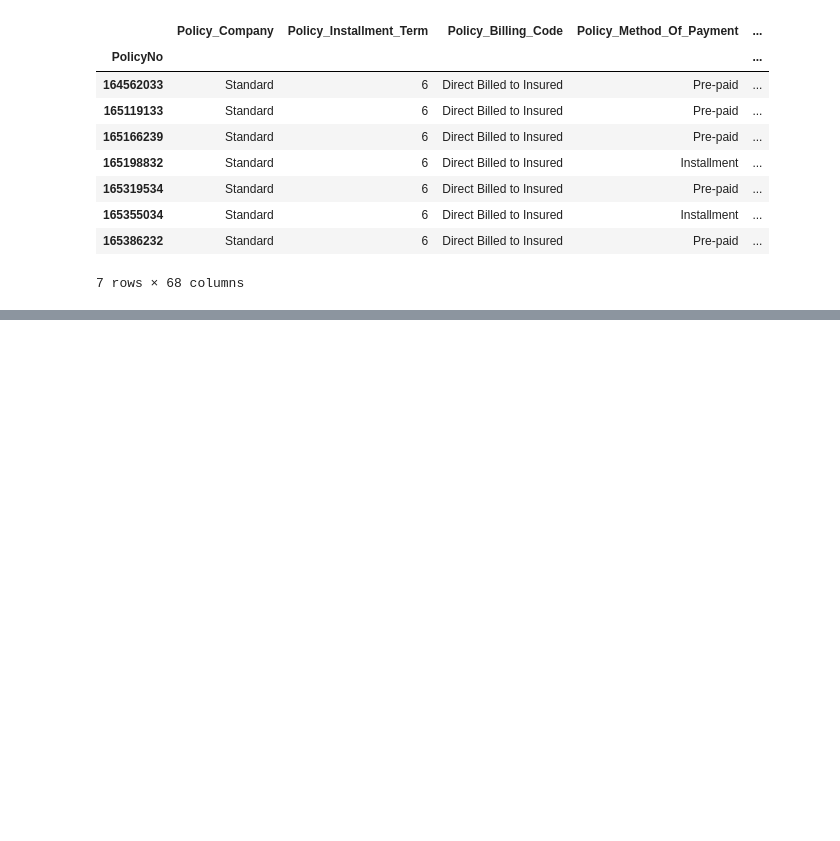
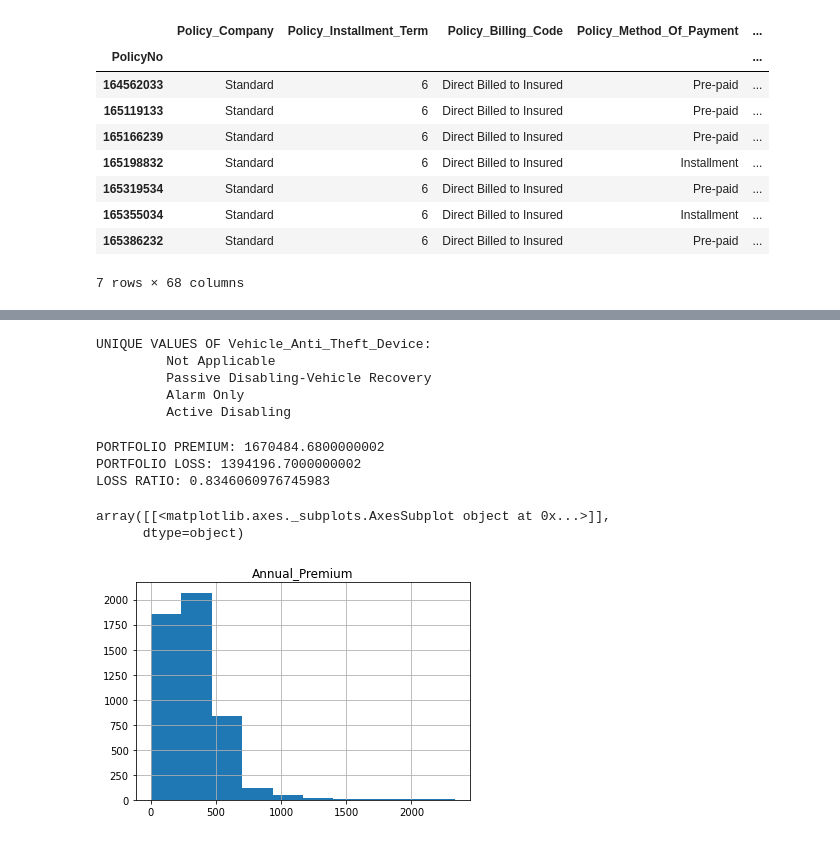
Before and after one commit to allysonvasquez/5122-Visual-Analytics, a Jupyter notebook: Homework1/Insurance_Portfolio.ipynb, the cells around one changed output, grey strips where cells are left out. Drawn from its saved outputs; the diff is of its cells as text; code cells hidden in the pictures; blank space fills up the shorter version.

```diff
--- a/Homework1/Insurance_Portfolio.ipynb
+++ b/Homework1/Insurance_Portfolio.ipynb
@@ -34,4 +58,6 @@ df.head(7)
 # Note that 'PolicyNo' is the index of this dataframe as well.
 # To answer the following questions use df2.
 
-#TODO
+columns = df[['Vehicle_Anti_Theft_Device', 'Driver_Minimum_Age', 'Vehicle_Age_In_Years', 'Annual_Premium', 'Loss_Amount']] #get columns from first dataframe
+df2 = columns.copy() # copy to second dataframe
+df2
@@ -44,14 +103,41 @@ df.head(7)
+# %%
+# 6 Show the unique values of 'Vehicle_Anti_Theft_Device'.
+print('UNIQUE VALUES OF Vehicle_Anti_Theft_Device:')
+for value in df2.Vehicle_Anti_Theft_Device.unique(): #neatly prints unique values from numpy array
+    print('\t', value)
+# %% [output]
+UNIQUE VALUES OF Vehicle_Anti_Theft_Device:
+         Not Applicable
+         Passive Disabling-Vehicle Recovery
+         Alarm Only
+         Active Disabling
 # %%
 # 7 Calculate and print out the Portfolio Premium, Portfolio Loss, and Loss Ratio.
 # Portfolio Premium = sum of all the Annual Premiums of all the policies.
 # Portfolio Loss = sum of all the Loss Amounts of all the policies.
 # Loss Ratio = Portfolio Loss / Portfolio Premium.
 
-# TODO
+portfolio_premium = df2['Annual_Premium'].sum() #Portfolio Premium
+
+portfolio_loss = df2['Loss_Amount'].sum() #Portfolio Loss
+
+loss_ratio = portfolio_loss/portfolio_premium #Loss ratio
+
+#Output results
+print('PORTFOLIO PREMIUM:', portfolio_premium)
+print('PORTFOLIO LOSS:', portfolio_loss)
+print('LOSS RATIO:', loss_ratio)
+# %% [output]
+PORTFOLIO PREMIUM: 1670484.6800000002
+PORTFOLIO LOSS: 1394196.7000000002
+LOSS RATIO: 0.8346060976745983
 # %%
 # 8 Plot the histogram of 'Annual_Premium' field
-
-# TODO
+df2.hist('Annual_Premium')
+# %% [output]
+array([[<matplotlib.axes._subplots.AxesSubplot object at 0x...>]],
+      dtype=object)
+[figure, added]
 # %%
 # 9 Create a new data frame, df3, that groups the rows by Vehicle_Anti_Theft_Device and aggregates them by taking the mean for all the fields.
 # Note that the index of the new data frame should be Vehicle_Anti_Theft_Device.
```
Also changed, not shown: parts of 5 cells of this notebook.
